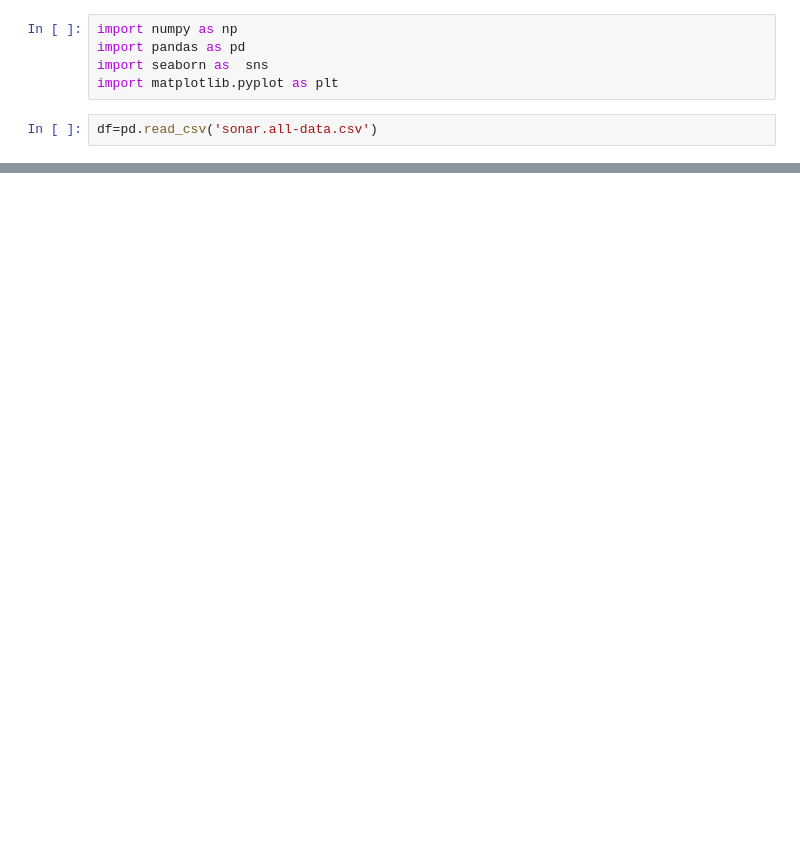
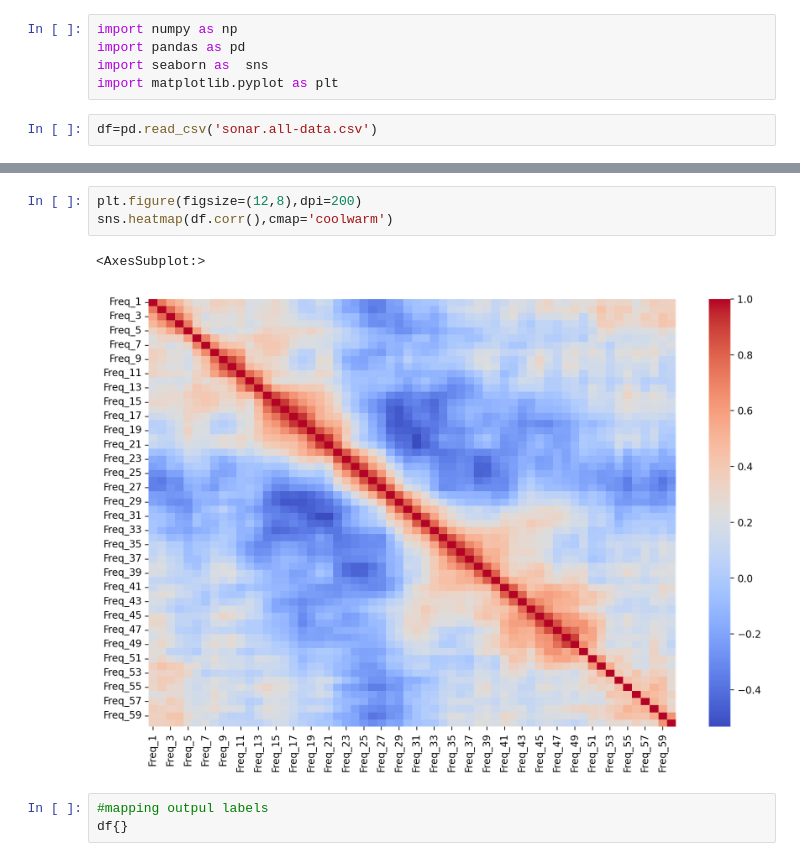
Before and after one commit to proton029/Non_linear_model_KNN, a Jupyter notebook: MinesOrRocks.ipynb, the cells around one changed output, grey strips where cells are left out. Saved outputs shown, nothing was run; the diff lists cells and outputs as text; blank space fills up the shorter version.

```diff
--- a/MinesOrRocks.ipynb
+++ b/MinesOrRocks.ipynb
@@ -23,0 +24,9 @@ df
+# %%
+plt.figure(figsize=(12,8),dpi=200)
+sns.heatmap(df.corr(),cmap='coolwarm')
+# %% [output]
+<AxesSubplot:>
+[figure, added]
+# %%
+#mapping outpul labels
+df{}
```
Also changed, not shown: parts of 2 cells of this notebook.
